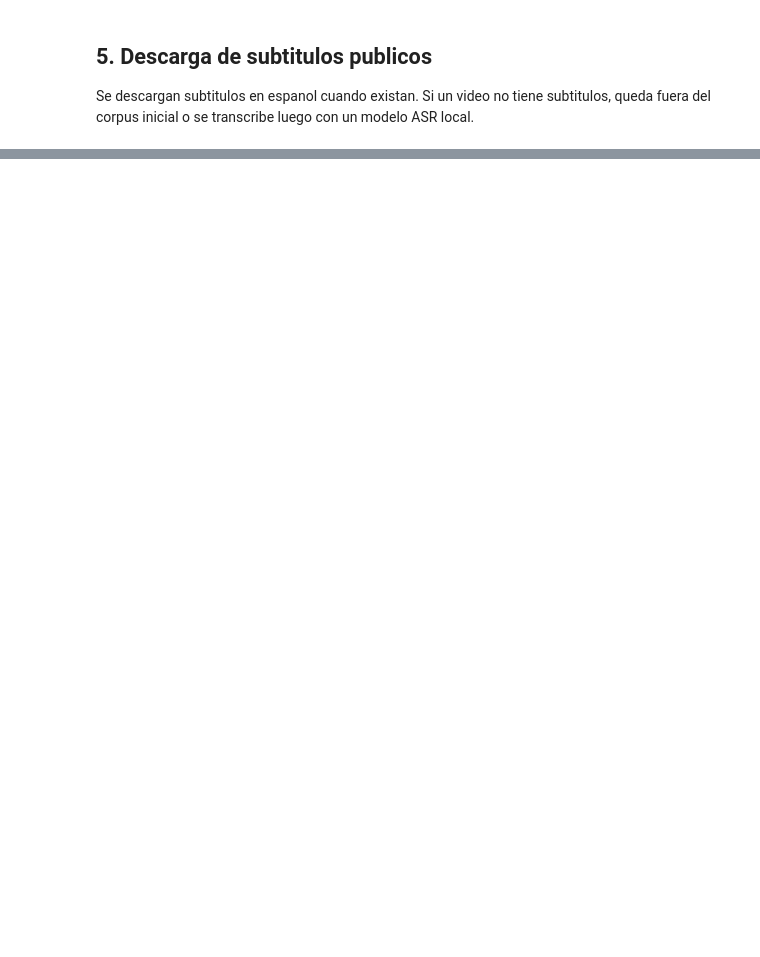
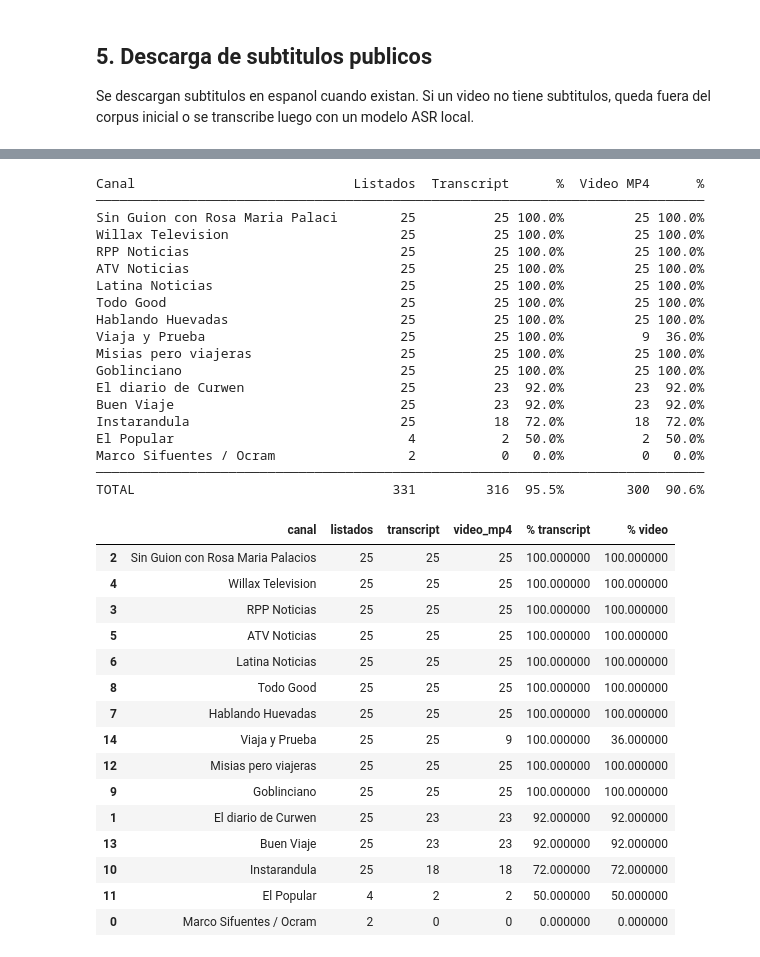
Before and after one commit to lkoc/Trabajo_PLN-MIA-Grupo4, a Jupyter notebook: Cuadernos/01_scraping_youtube_politica_farandula.ipynb, the cells around one changed output, grey strips where cells are left out. Cells and saved outputs as stored; diff of their text form; code cells hidden in the pictures; blank space fills up the shorter version.

```diff
--- a/Cuadernos/01_scraping_youtube_politica_farandula.ipynb
+++ b/Cuadernos/01_scraping_youtube_politica_farandula.ipynb
@@ -487,0 +740,80 @@ resumen
+# %%
+# ── Estadísticas finales: videos por canal × transcripción × video descargado ─
+ids_con_transcript = {t['video_id'] for t in transcripciones}
+ids_con_video      = {p.stem for p in VIDEO_DIR.glob('*.mp4') if mp4_valido(p)}
+
+stat = (
+    videos_df
+    .assign(
+        transcript = videos_df['video_id'].isin(ids_con_transcript),
+        video_mp4  = videos_df['video_id'].isin(ids_con_video),
+    )
+    .groupby('channel_title', sort=False)
+    .agg(
+        listados    = ('video_id',    'count'),
+        transcript  = ('transcript',  'sum'),
+        video_mp4   = ('video_mp4',   'sum'),
+    )
+    .reset_index()
+    .sort_values('transcript', ascending=False)
+    .rename(columns={'channel_title': 'canal'})
+)
+
+stat['% transcript'] = (stat['transcript'] / stat['listados'] * 100).round(1)
+stat['% video']      = (stat['video_mp4']  / stat['listados'] * 100).round(1)
+
+# ── Totales ───────────────────────────────────────────────────────────────────
+tot_l = stat['listados'].sum()
+tot_t = stat['transcript'].sum()
+tot_v = stat['video_mp4'].sum()
+
+COL = 32
+print(f"\n{'Canal':<{COL}} {'Listados':>8}  {'Transcript':>10} {'%':>6}  {'Video MP4':>9} {'%':>6}")
+print('─' * (COL + 46))
+for _, r in stat.iterrows():
+    print(f"{r['canal'][:COL-1]:<{COL}} {r['listados']:>8}  "
+          f"{r['transcript']:>10} {r['% transcript']:>5.1f}%  "
+          f"{r['video_mp4']:>9} {r['% video']:>5.1f}%")
+print('─' * (COL + 46))
+print(f"{'TOTAL':<{COL}} {tot_l:>8}  "
+      f"{tot_t:>10} {tot_t/max(tot_l,1)*100:>5.1f}%  "
+      f"{tot_v:>9} {tot_v/max(tot_l,1)*100:>5.1f}%")
+
+# ── Tabla interactiva ─────────────────────────────────────────────────────────
+stat.style.bar(subset=['% transcript','% video'], color='#5fba7d', vmin=0, vmax=100)
+# %% [output]
+Canal                            Listados  Transcript      %  Video MP4      %
+──────────────────────────────────────────────────────────────────────────────
+Sin Guion con Rosa Maria Palaci        25          25 100.0%         25 100.0%
+Willax Television                      25          25 100.0%         25 100.0%
+RPP Noticias                           25          25 100.0%         25 100.0%
+ATV Noticias                           25          25 100.0%         25 100.0%
+Latina Noticias                        25          25 100.0%         25 100.0%
+Todo Good                              25          25 100.0%         25 100.0%
+Hablando Huevadas                      25          25 100.0%         25 100.0%
+Viaja y Prueba                         25          25 100.0%          9  36.0%
+Misias pero viajeras                   25          25 100.0%         25 100.0%
+Goblinciano                            25          25 100.0%         25 100.0%
+El diario de Curwen                    25          23  92.0%         23  92.0%
+Buen Viaje                             25          23  92.0%         23  92.0%
+Instarandula                           25          18  72.0%         18  72.0%
+El Popular                              4           2  50.0%          2  50.0%
+Marco Sifuentes / Ocram                 2           0   0.0%          0   0.0%
+──────────────────────────────────────────────────────────────────────────────
+TOTAL                                 331         316  95.5%        300  90.6%
+|  | canal | listados | transcript | video_mp4 | % transcript | % video |
+| 2 | Sin Guion con Rosa Maria Palacios | 25 | 25 | 25 | 100.000000 | 100.000000 |
+| 4 | Willax Television | 25 | 25 | 25 | 100.000000 | 100.000000 |
+| 3 | RPP Noticias | 25 | 25 | 25 | 100.000000 | 100.000000 |
+| 5 | ATV Noticias | 25 | 25 | 25 | 100.000000 | 100.000000 |
+| 6 | Latina Noticias | 25 | 25 | 25 | 100.000000 | 100.000000 |
+| 8 | Todo Good | 25 | 25 | 25 | 100.000000 | 100.000000 |
+| 7 | Hablando Huevadas | 25 | 25 | 25 | 100.000000 | 100.000000 |
+| 14 | Viaja y Prueba | 25 | 25 | 9 | 100.000000 | 36.000000 |
+| 12 | Misias pero viajeras | 25 | 25 | 25 | 100.000000 | 100.000000 |
+| 9 | Goblinciano | 25 | 25 | 25 | 100.000000 | 100.000000 |
+| 1 | El diario de Curwen | 25 | 23 | 23 | 92.000000 | 92.000000 |
+| 13 | Buen Viaje | 25 | 23 | 23 | 92.000000 | 92.000000 |
+| 10 | Instarandula | 25 | 18 | 18 | 72.000000 | 72.000000 |
+| 11 | El Popular | 4 | 2 | 2 | 50.000000 | 50.000000 |
+| 0 | Marco Sifuentes / Ocram | 2 | 0 | 0 | 0.000000 | 0.000000 |
```
Also changed, not shown: parts of 12 cells of this notebook, 7 other files.
